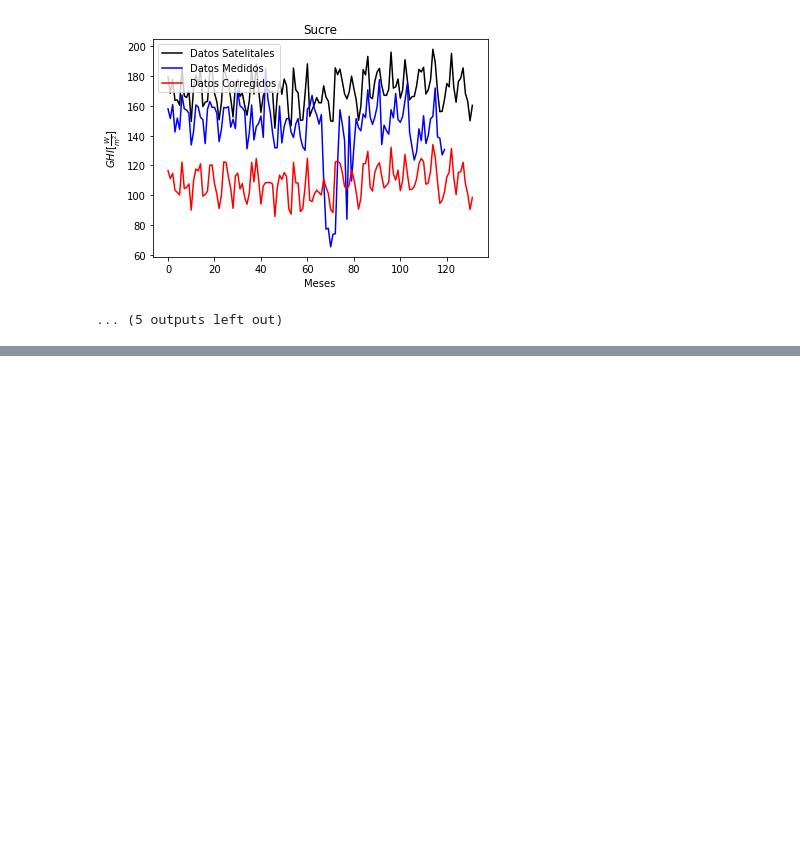
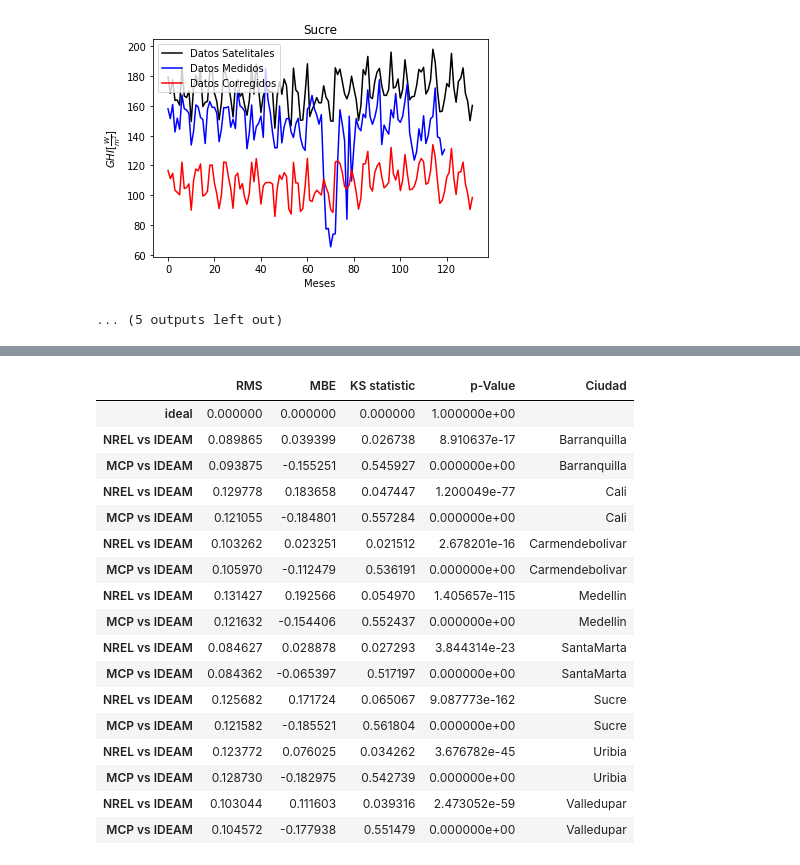
Before and after one commit to JuanVillegasSantos/Herramientas-Computacionales-IMEC3602, a Jupyter notebook: 02_taller01/solucionTaller.ipynb, the cells around one changed output, grey strips where cells are left out. Cells and saved outputs as stored; diff of their text form; code cells hidden in the pictures; blank space fills up the shorter version.

```diff
--- a/02_taller01/solucionTaller.ipynb
+++ b/02_taller01/solucionTaller.ipynb
@@ -435,0 +466,21 @@ En este caso, parece no mejorar en comparación al caso anterior, luego, se anal
+# %%
+errores(2005,1,2015,12)
+# %% [output]
+|  | RMS | MBE | KS statistic | p-Value | Ciudad |
+| ideal | 0.000000 | 0.000000 | 0.000000 | 1.000000e+00 |  |
+| NREL vs IDEAM | 0.089865 | 0.039399 | 0.026738 | 8.910637e-17 | Barranquilla |
+| MCP vs IDEAM | 0.093875 | -0.155251 | 0.545927 | 0.000000e+00 | Barranquilla |
+| NREL vs IDEAM | 0.129778 | 0.183658 | 0.047447 | 1.200049e-77 | Cali |
+| MCP vs IDEAM | 0.121055 | -0.184801 | 0.557284 | 0.000000e+00 | Cali |
+| NREL vs IDEAM | 0.103262 | 0.023251 | 0.021512 | 2.678201e-16 | Carmendebolivar |
+| MCP vs IDEAM | 0.105970 | -0.112479 | 0.536191 | 0.000000e+00 | Carmendebolivar |
+| NREL vs IDEAM | 0.131427 | 0.192566 | 0.054970 | 1.405657e-115 | Medellin |
+| MCP vs IDEAM | 0.121632 | -0.154406 | 0.552437 | 0.000000e+00 | Medellin |
+| NREL vs IDEAM | 0.084627 | 0.028878 | 0.027293 | 3.844314e-23 | SantaMarta |
+| MCP vs IDEAM | 0.084362 | -0.065397 | 0.517197 | 0.000000e+00 | SantaMarta |
+| NREL vs IDEAM | 0.125682 | 0.171724 | 0.065067 | 9.087773e-162 | Sucre |
+| MCP vs IDEAM | 0.121582 | -0.185521 | 0.561804 | 0.000000e+00 | Sucre |
+| NREL vs IDEAM | 0.123772 | 0.076025 | 0.034262 | 3.676782e-45 | Uribia |
+| MCP vs IDEAM | 0.128730 | -0.182975 | 0.542739 | 0.000000e+00 | Uribia |
+| NREL vs IDEAM | 0.103044 | 0.111603 | 0.039316 | 2.473052e-59 | Valledupar |
+| MCP vs IDEAM | 0.104572 | -0.177938 | 0.551479 | 0.000000e+00 | Valledupar |
```
Also changed, not shown: parts of 23 cells of this notebook.
